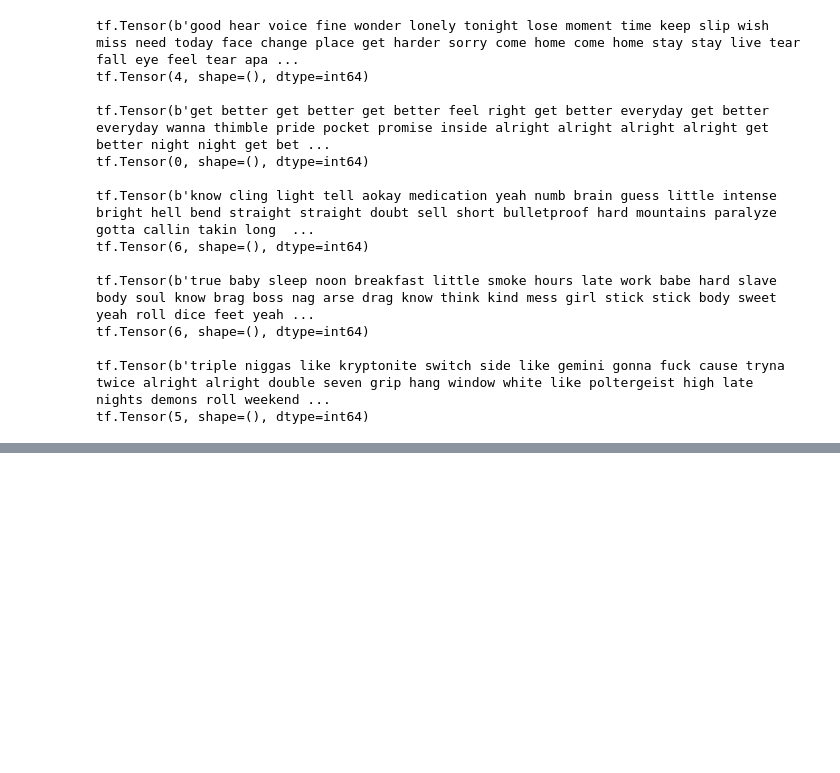
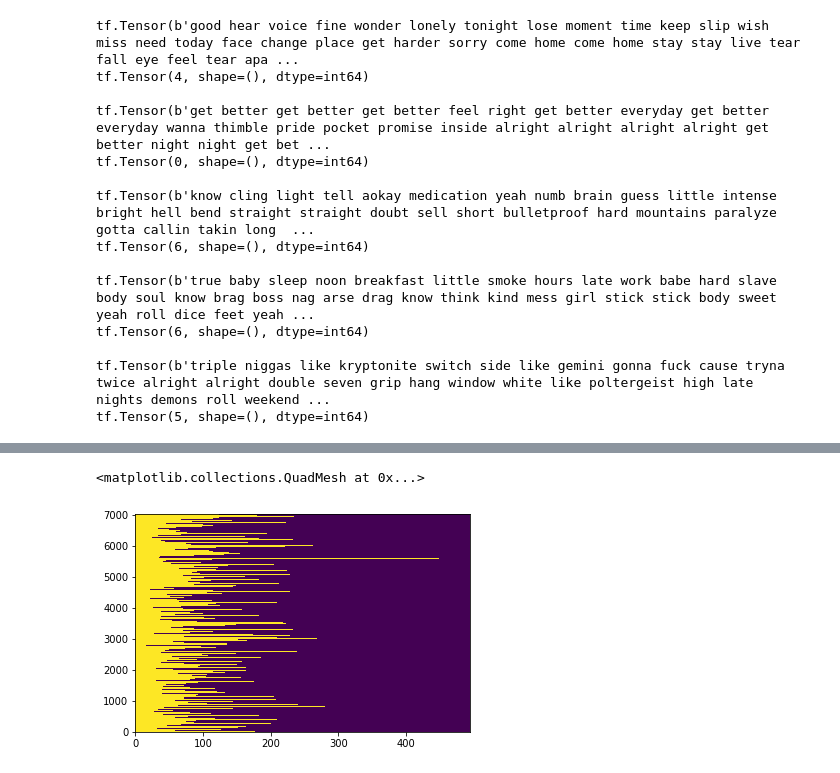
Before and after one commit to jiahao303/music-classifier, a Jupyter notebook: Music_Classifier_Nov_29.ipynb, the cells around one changed output, grey strips where cells are left out. Drawn from its saved outputs; the diff is of its cells as text; code cells hidden in the pictures; blank space fills up the shorter version.

```diff
--- a/Music_Classifier_Nov_29.ipynb
+++ b/Music_Classifier_Nov_29.ipynb
@@ -662,0 +733,9 @@ model = tf.keras.Sequential([
+# %%
+input_mask1 = tf.ones_like(input_word_ids1).to_tensor()
+input_mask2 = tf.ones_like(input_word_ids2).to_tensor()
+input_mask3 = tf.ones_like(input_word_ids3).to_tensor()
+
+plt.pcolormesh(input_mask)
+# %% [output]
+<matplotlib.collections.QuadMesh at 0x...>
+[figure, added]
```
Also changed, not shown: parts of 30 cells of this notebook.
